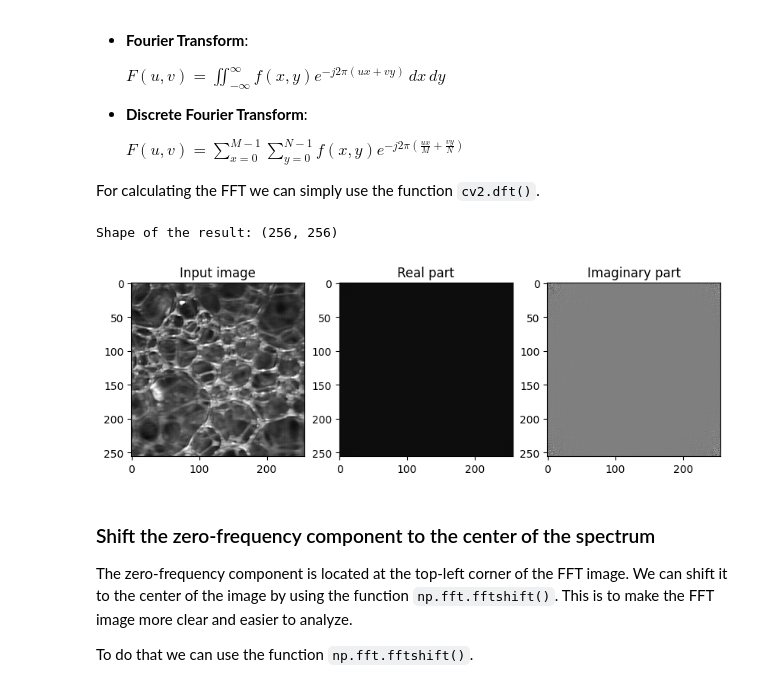
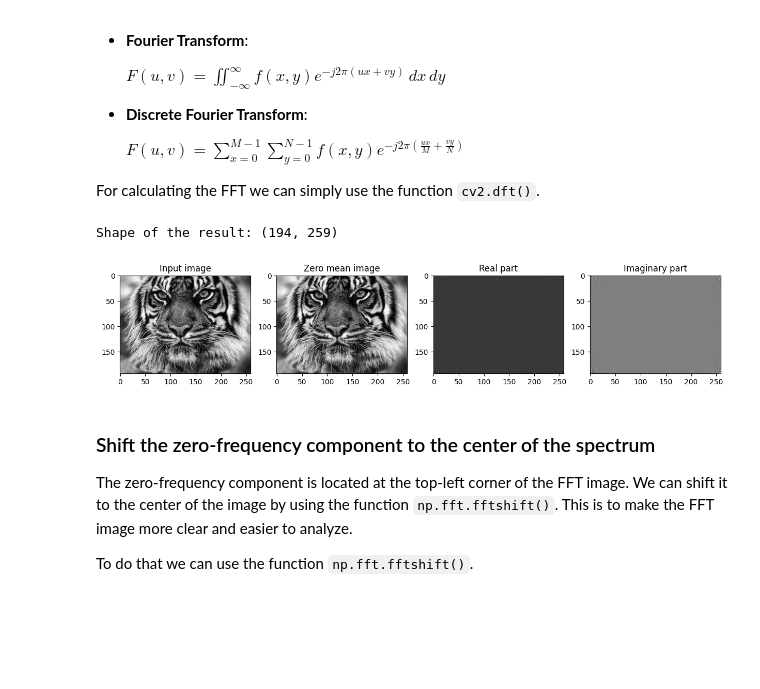
Before and after one commit to Pappol/blur_detection, a Jupyter notebook: project.ipynb, the cells around one changed output. Cells and saved outputs as stored; diff of their text form; code cells hidden in the pictures; blank space fills up the shorter version.

```diff
--- a/project.ipynb
+++ b/project.ipynb
@@ -13,7 +13,7 @@ import matplotlib.pyplot as plt
 import os
 
 # Load an image from the 'images' folder
-image_path = os.path.join('images', 'soapbubbles.png')
+image_path = os.path.join('images', 'tiger.jpeg')
 
 # Read the image in grayscale
 image = cv2.imread(image_path, cv2.IMREAD_GRAYSCALE)
@@ -35,24 +35,30 @@ Since images are always represented in the discrete domain we cannot use the ori
 
 For calculating the FFT we can simply use the function `cv2.dft()`.
 # %%
-ftt = np.fft.fft2(image)
+# use the zero mean image to remove the DC component
+image_zero_mean = image - np.mean(image)
+
+ftt = np.fft.fft2(image_zero_mean)
 print(f"Shape of the result: {ftt.shape}")
 
 # plot real and imaginary parts of the image
-plt.figure(figsize=(10, 5))
-plt.subplot(131)
+plt.figure(figsize=(15, 5))
+plt.subplot(141)
 plt.imshow(image, cmap='gray')
 plt.title('Input image')
-plt.subplot(132)
+plt.subplot(142)
+plt.imshow(image_zero_mean, cmap='gray')
+plt.title('Zero mean image')
+plt.subplot(143)
 plt.imshow(np.real(ftt), cmap='gray')
 plt.title('Real part')
-plt.subplot(133)
+plt.subplot(144)
 plt.imshow(np.imag(ftt), cmap='gray')
 plt.title('Imaginary part')
 plt.show()
 # %% [output]
-Shape of the result: (256, 256)
+Shape of the result: (194, 259)
-[figure, old version]
+[figure, new version]
 # %% [markdown]
 ### Shift the zero-frequency component to the center of the spectrum
 
```
Also changed, not shown: parts of 10 cells of this notebook, 1 other file.
